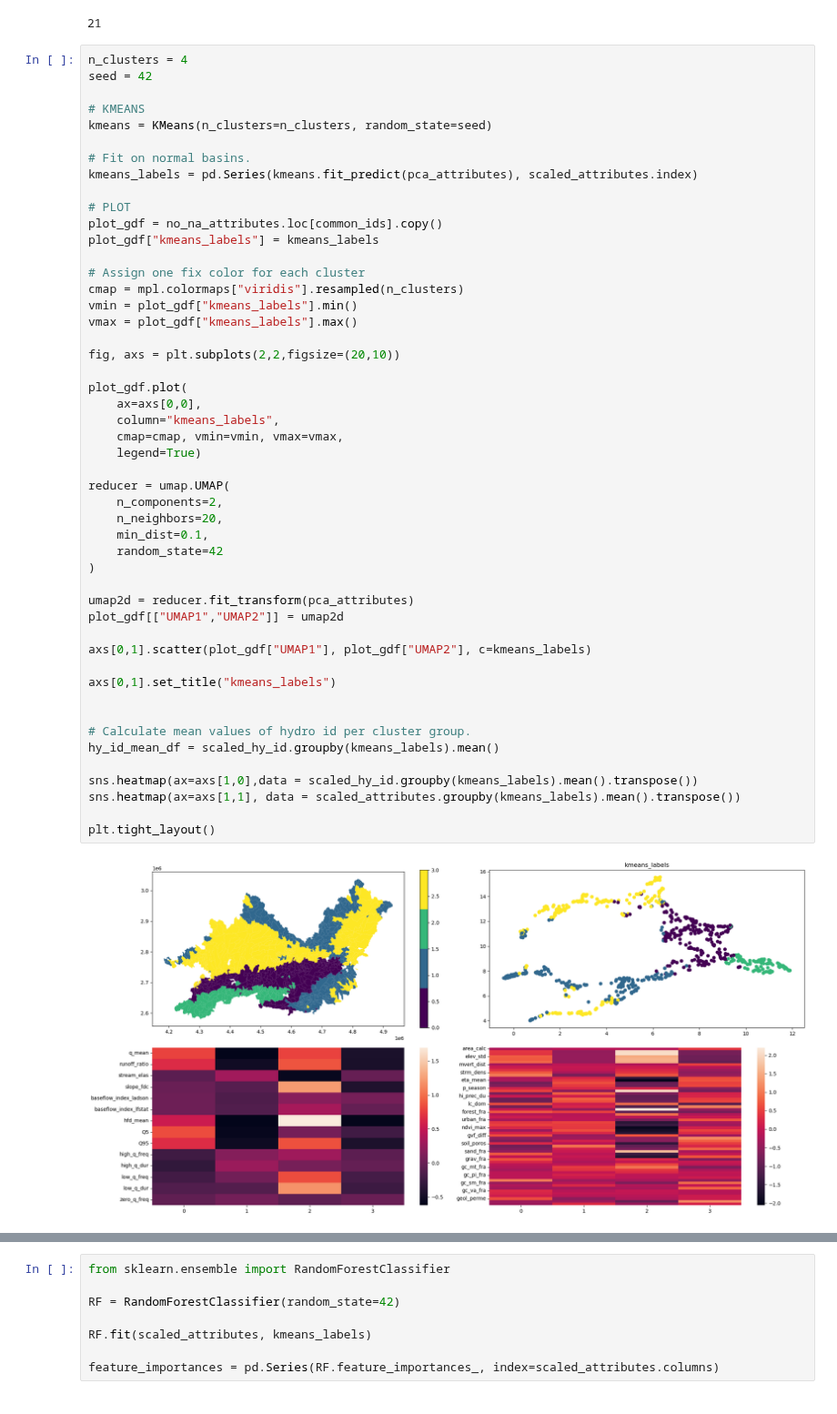
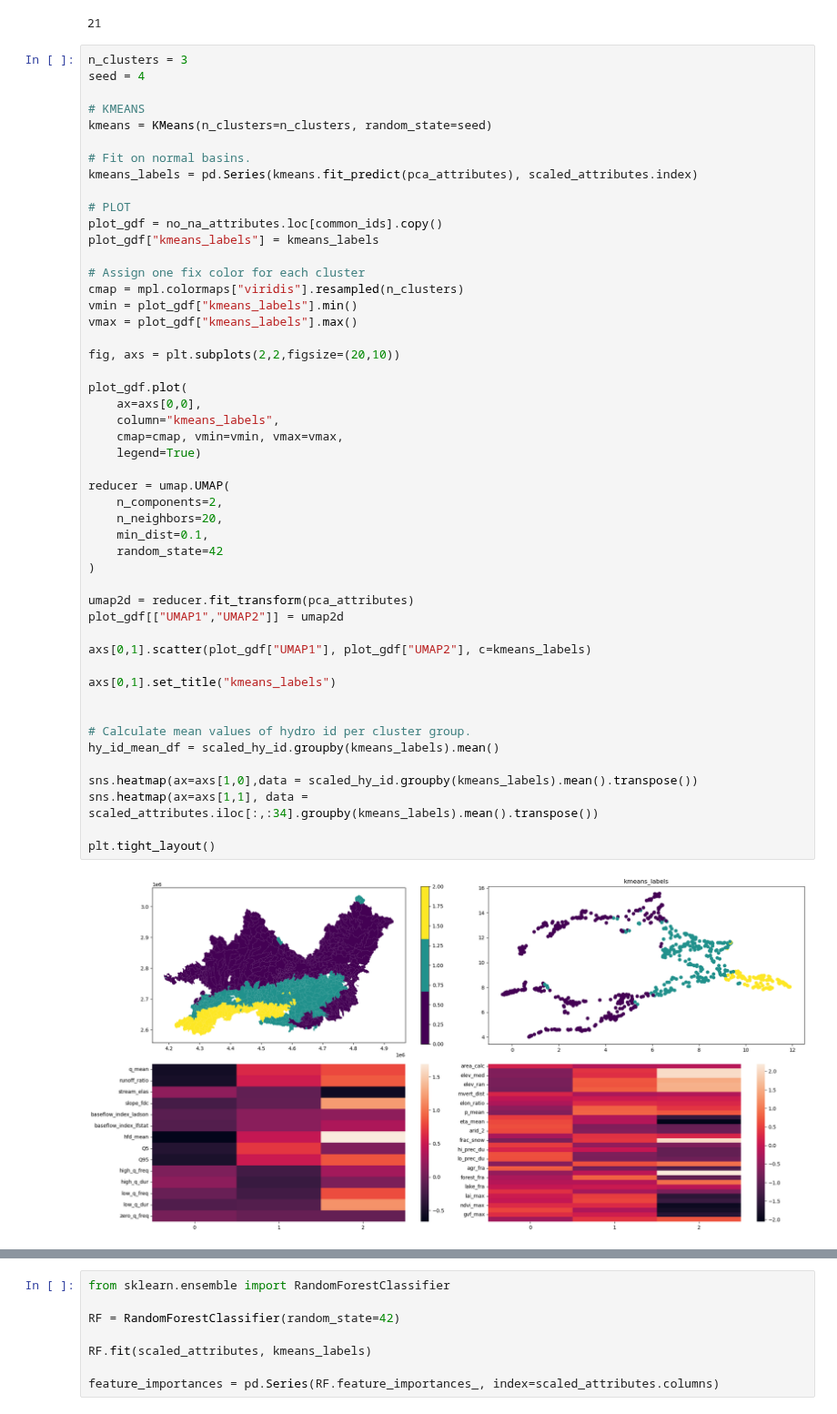
Before and after one commit to tripleUU-U/lamah-ce_lstm, a Jupyter notebook: eda/make_splits.ipynb, the cells around one changed output, grey strips where cells are left out. Shown at 91% size. Saved outputs shown, nothing was run; the diff lists cells and outputs as text.

```diff
--- a/eda/make_splits.ipynb
+++ b/eda/make_splits.ipynb
@@ -143,8 +169,8 @@ len(pca.explained_variance_ratio_)
 # %% [output]
 21
 # %%
-n_clusters = 4
-seed = 42
+n_clusters = 3
+seed = 4
 
 # KMEANS
 kmeans = KMeans(n_clusters=n_clusters, random_state=seed)
@@ -164,35 +190,35 @@ vmax = plot_gdf["kmeans_labels"].max()
 fig, axs = plt.subplots(2,2,figsize=(20,10))
 
 plot_gdf.plot(
     ax=axs[0,0],
     column="kmeans_labels",
     cmap=cmap, vmin=vmin, vmax=vmax,
     legend=True)
 
 reducer = umap.UMAP(
     n_components=2,
     n_neighbors=20,
     min_dist=0.1,
     random_state=42
 )
 
 umap2d = reducer.fit_transform(pca_attributes)
 plot_gdf[["UMAP1","UMAP2"]] = umap2d
 
 axs[0,1].scatter(plot_gdf["UMAP1"], plot_gdf["UMAP2"], c=kmeans_labels)
 
 axs[0,1].set_title("kmeans_labels")
 
 
 # Calculate mean values of hydro id per cluster group.
 hy_id_mean_df = scaled_hy_id.groupby(kmeans_labels).mean()
 
 sns.heatmap(ax=axs[1,0],data = scaled_hy_id.groupby(kmeans_labels).mean().transpose())
-sns.heatmap(ax=axs[1,1], data = scaled_attributes.groupby(kmeans_labels).mean().transpose())
+sns.heatmap(ax=axs[1,1], data = scaled_attributes.iloc[:,:34].groupby(kmeans_labels).mean().transpose())
 
 plt.tight_layout()
 # %% [output]
-[figure, old version]
+[figure, new version]
 # %%
 kmeans_labels.value_counts()
 # %% [output]
```
Also changed, not shown: parts of 14 cells of this notebook.
